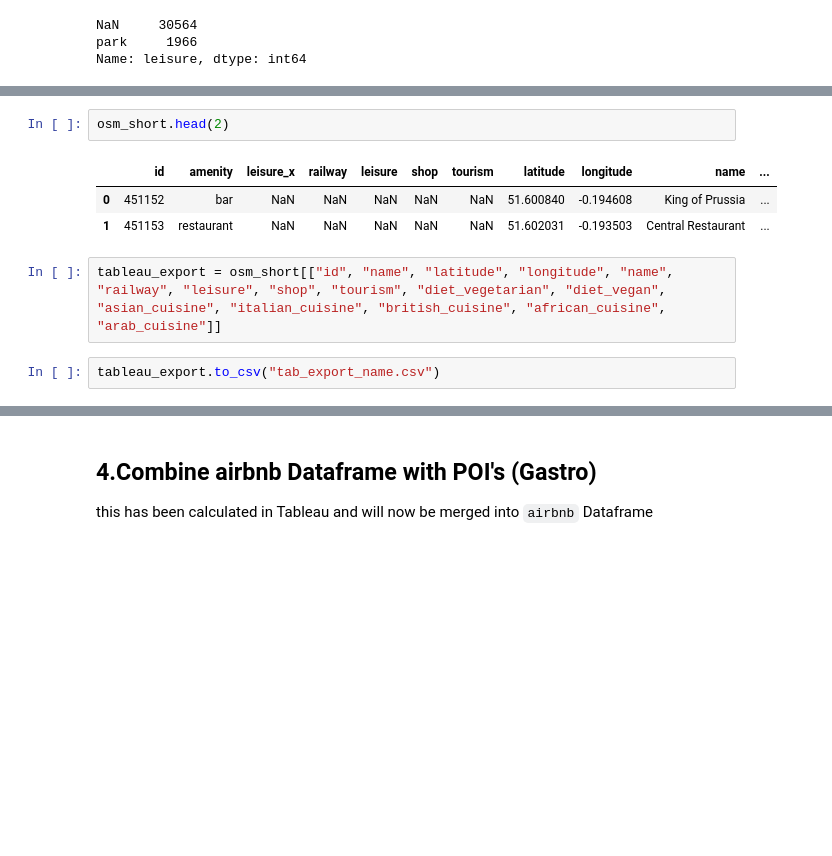
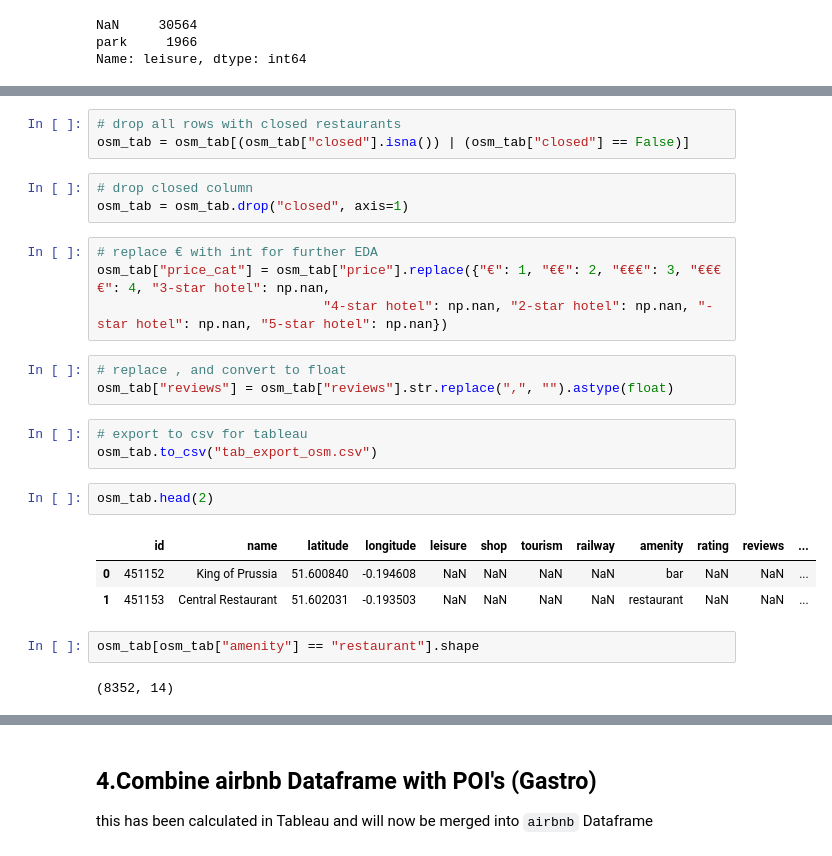
Before and after one commit to Jappler85/hh-23-1-airbnb, a Jupyter notebook: poi_27_04.ipynb, the cells around one changed output, grey strips where cells are left out. Saved outputs shown, nothing was run; the diff lists cells and outputs as text; blank space fills up the shorter version.

Commit message:
added reviews

```diff
--- a/poi_27_04.ipynb
+++ b/poi_27_04.ipynb
@@ -807,10 +831,26 @@ Name: leisure, dtype: int64
+# %%
+# drop all rows with closed restaurants
+osm_tab = osm_tab[(osm_tab["closed"].isna()) | (osm_tab["closed"] == False)]
+# %%
+# drop closed column
+osm_tab = osm_tab.drop("closed", axis=1)
+# %%
+# replace € with int for further EDA
+osm_tab["price_cat"] = osm_tab["price"].replace({"€": 1, "€€": 2, "€€€": 3, "€€€€": 4, "3-star hotel": np.nan,
+                             "4-star hotel": np.nan, "2-star hotel": np.nan, "-star hotel": np.nan, "5-star hotel": np.nan})
+# %%
+# replace , and convert to float
+osm_tab["reviews"] = osm_tab["reviews"].str.replace(",", "").astype(float)
+# %%
+# export to csv for tableau
+osm_tab.to_csv("tab_export_osm.csv")
 # %%
-osm_short.head(2)
+osm_tab.head(2)
 # %% [output]
-|  | id | amenity | leisure_x | railway | leisure | shop | tourism | latitude | longitude | name | ... |
-| 0 | 451152 | bar | NaN | NaN | NaN | NaN | NaN | 51.600840 | -0.194608 | King of Prussia | ... |
-| 1 | 451153 | restaurant | NaN | NaN | NaN | NaN | NaN | 51.602031 | -0.193503 | Central Restaurant | ... |
+|  | id | name | latitude | longitude | leisure | shop | tourism | railway | amenity | rating | reviews | ... |
+| 0 | 451152 | King of Prussia | 51.600840 | -0.194608 | NaN | NaN | NaN | NaN | bar | NaN | NaN | ... |
+| 1 | 451153 | Central Restaurant | 51.602031 | -0.193503 | NaN | NaN | NaN | NaN | restaurant | NaN | NaN | ... |
-# %%
-tableau_export = osm_short[["id", "name", "latitude", "longitude", "name", "railway", "leisure", "shop", "tourism", "diet_vegetarian", "diet_vegan", "asian_cuisine", "italian_cuisine", "british_cuisine", "african_cuisine", "arab_cuisine"]]
-# %%
-tableau_export.to_csv("tab_export_name.csv")
+# %%
+osm_tab[osm_tab["amenity"] == "restaurant"].shape
+# %% [output]
+(8352, 14)
```
Also changed, not shown: parts of 30 cells of this notebook.
